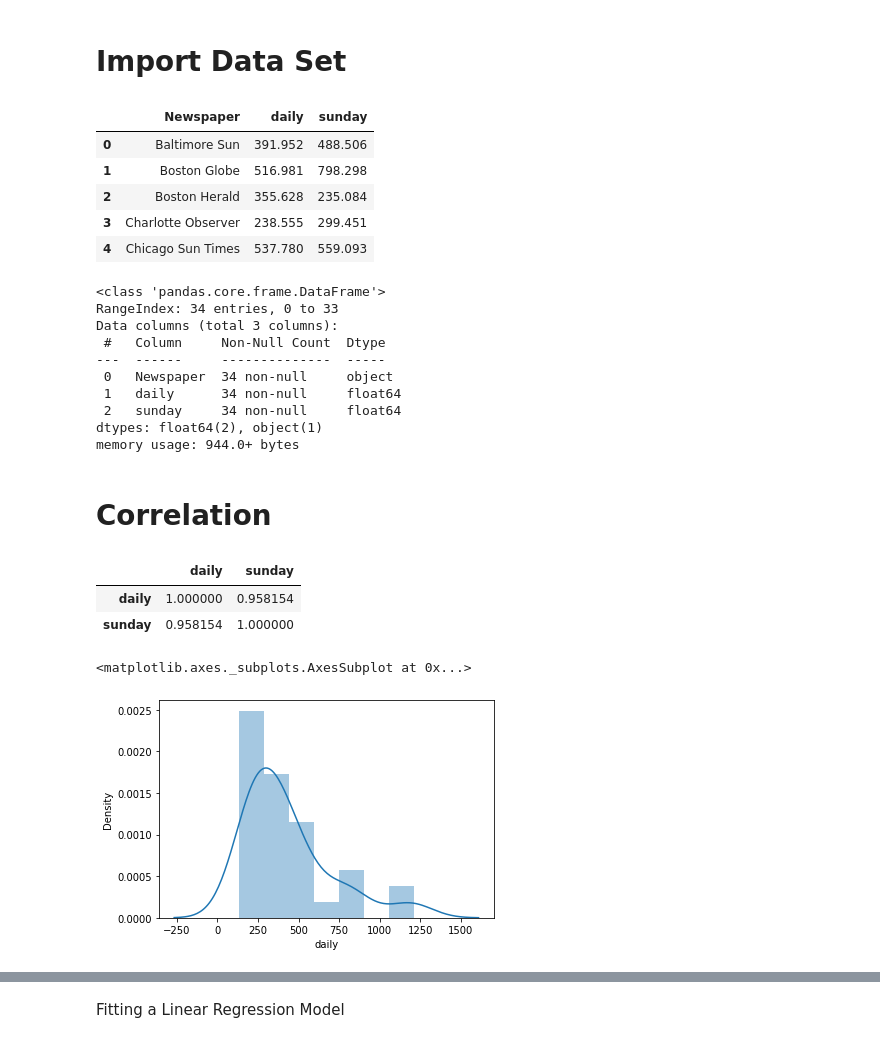
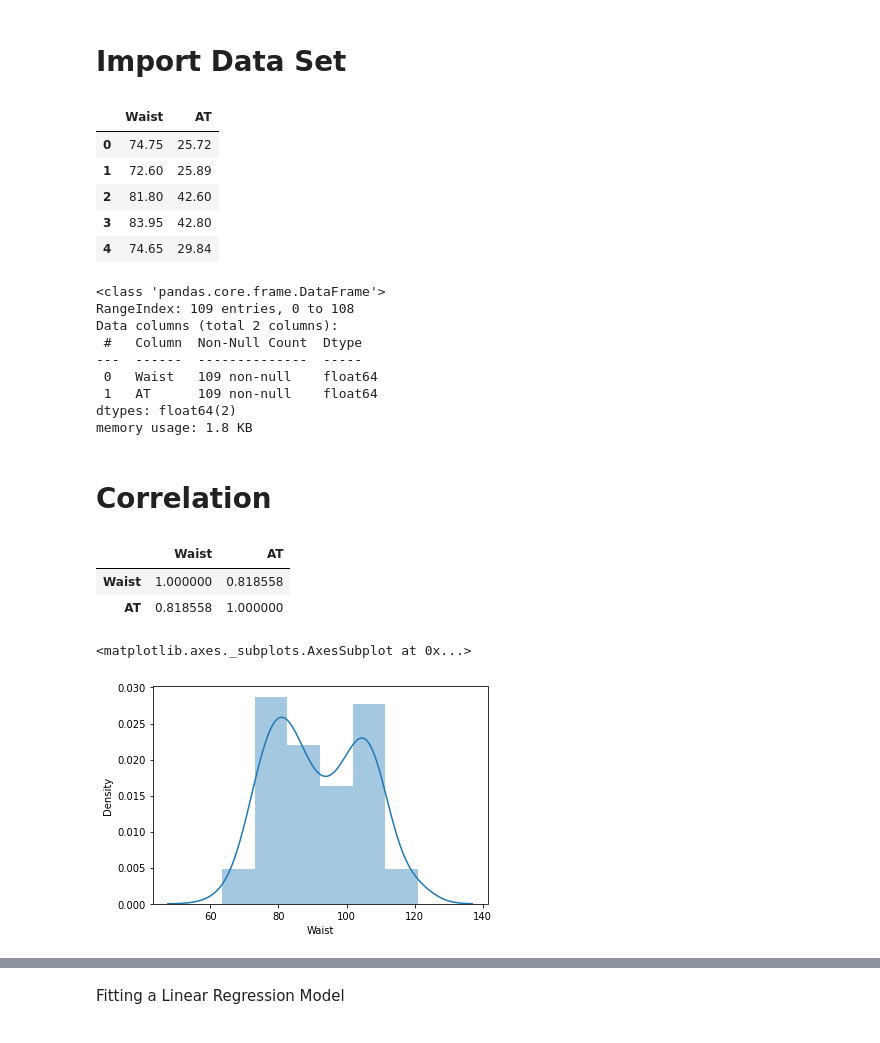
Before and after one commit to Aniketsh1996/python, a Jupyter notebook: news_paper.ipynb, the cells around one changed output, grey strips where cells are left out. Saved outputs shown, nothing was run; the diff lists cells and outputs as text; code cells hidden in the pictures.

```diff
--- a/news_paper.ipynb
+++ b/news_paper.ipynb
@@ -4,41 +4,40 @@
 # Import Data Set
 # %%
 import pandas as pd
-data = pd.read_csv("NewspaperData.csv")
+data = pd.read_csv("WC_AT.csv")
 data.head()
 # %% [output]
-|  | Newspaper | daily | sunday |
-| 0 | Baltimore Sun | 391.952 | 488.506 |
-| 1 | Boston Globe | 516.981 | 798.298 |
-| 2 | Boston Herald | 355.628 | 235.084 |
-| 3 | Charlotte Observer | 238.555 | 299.451 |
-| 4 | Chicago Sun Times | 537.780 | 559.093 |
+|  | Waist | AT |
+| 0 | 74.75 | 25.72 |
+| 1 | 72.60 | 25.89 |
+| 2 | 81.80 | 42.60 |
+| 3 | 83.95 | 42.80 |
+| 4 | 74.65 | 29.84 |
 # %%
 data.info()
 # %% [output]
 <class 'pandas.core.frame.DataFrame'>
-RangeIndex: 34 entries, 0 to 33
-Data columns (total 3 columns):
- #   Column     Non-Null Count  Dtype
----  ------     --------------  -----
- 0   Newspaper  34 non-null     object
- 1   daily      34 non-null     float64
- 2   sunday     34 non-null     float64
-dtypes: float64(2), object(1)
-memory usage: 944.0+ bytes
+RangeIndex: 109 entries, 0 to 108
+Data columns (total 2 columns):
+ #   Column  Non-Null Count  Dtype
+---  ------  --------------  -----
+ 0   Waist   109 non-null    float64
+ 1   AT      109 non-null    float64
+dtypes: float64(2)
+memory usage: 1.8 KB
 # %% [markdown]
 # Correlation
 # %%
 data.corr()
 # %% [output]
-|  | daily | sunday |
-| daily | 1.000000 | 0.958154 |
-| sunday | 0.958154 | 1.000000 |
+|  | Waist | AT |
+| Waist | 1.000000 | 0.818558 |
+| AT | 0.818558 | 1.000000 |
 # %%
 import seaborn as sns
-sns.distplot(data['daily'])
+sns.distplot(data['Waist'])
 # %% [output]
 <matplotlib.axes._subplots.AxesSubplot at 0x...>
-[figure, old version]
+[figure, new version]
 # %%
 import seaborn as sns
```
Also changed, not shown: parts of 9 cells of this notebook.
